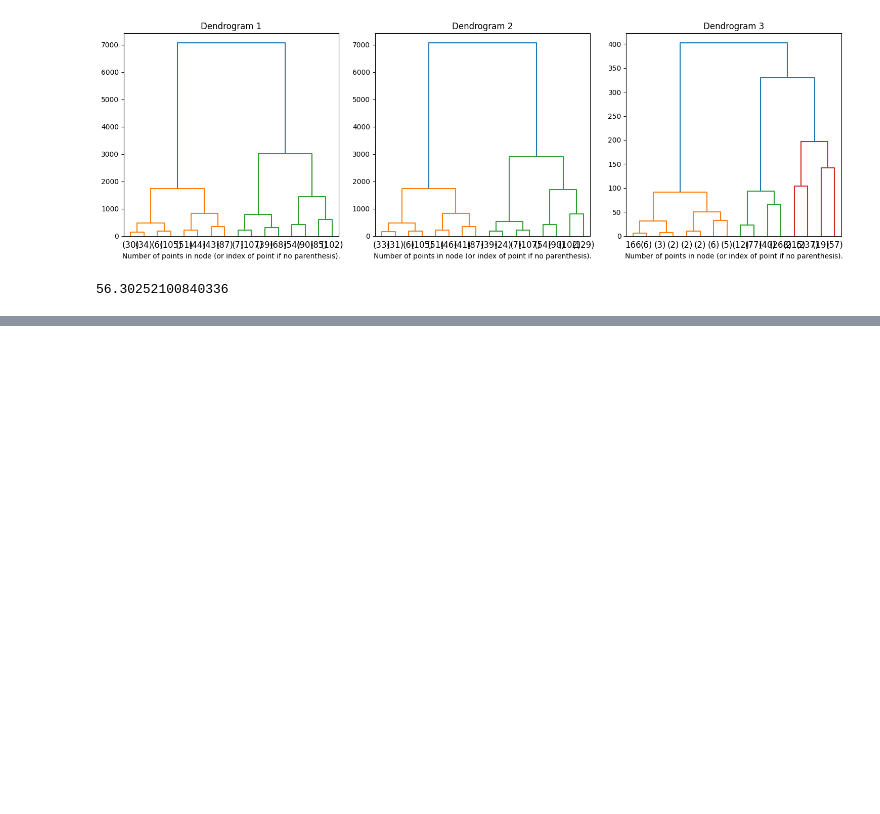
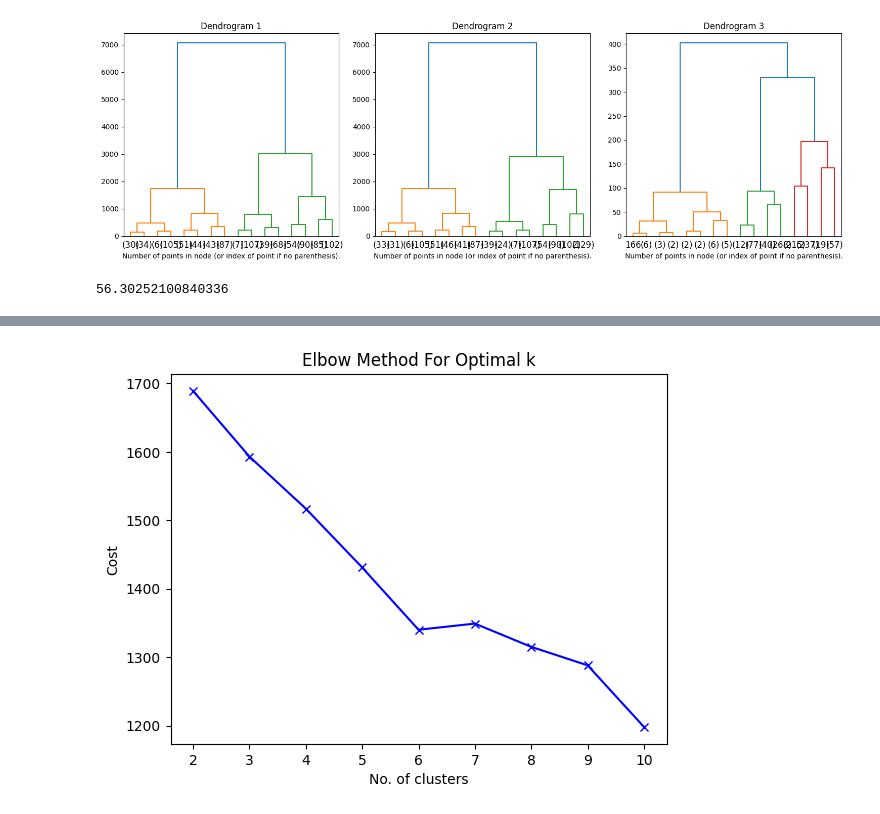
Before and after one commit to omar-elmeteny/MLProject, a Jupyter notebook: ml_project.ipynb, the cells around one changed output, grey strips where cells are left out. Cells and saved outputs as stored; diff of their text form; code cells hidden in the pictures; blank space fills up the shorter version.

```diff
--- a/ml_project.ipynb
+++ b/ml_project.ipynb
@@ -779,0 +854,10 @@ print(calculate_same_value_percentage(df_comparison, 'mode', 'cluster_labels'))
+# %%
+def plot_elbow_method_kmodes(cost):
+    plt.plot(range(2,11), cost, 'bx-')
+    plt.xlabel('No. of clusters')
+    plt.ylabel('Cost')
+    plt.title('Elbow Method For Optimal k')
+    plt.show()
+plot_elbow_method_kmodes(cost)
+# %% [output]
+[figure, added]
```
Also changed, not shown: parts of 17 cells of this notebook.
